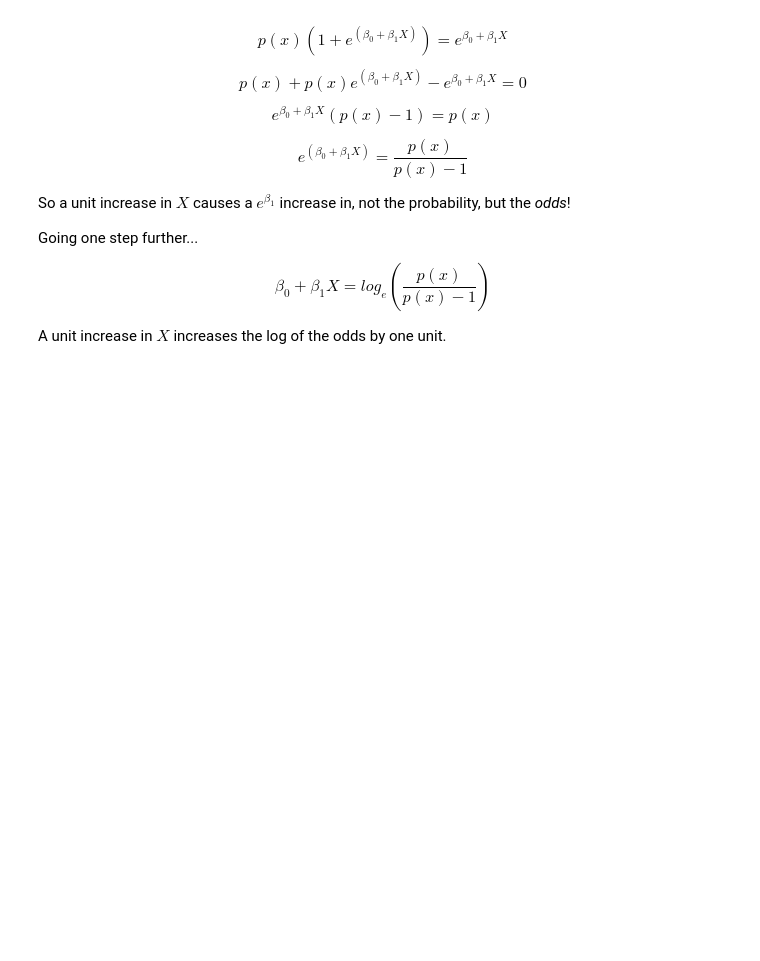
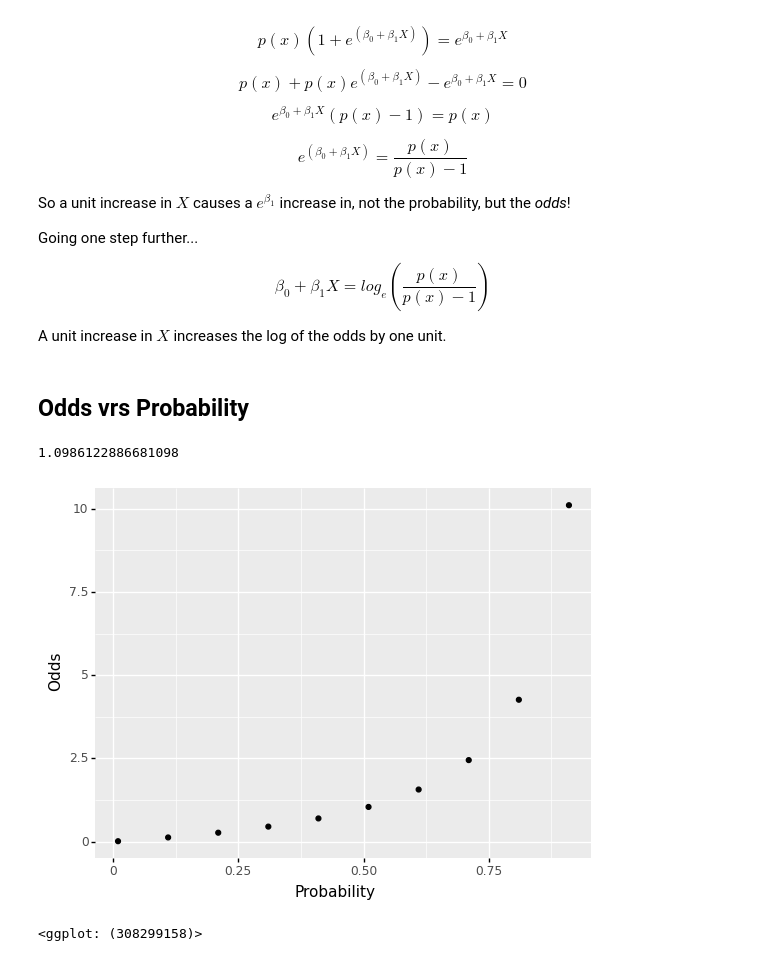
Before and after one commit to citrez/learning, a Jupyter notebook: explore/logit_motivation.ipynb, the cells around one changed output. Drawn from its saved outputs; the diff is of its cells as text; code cells hidden in the pictures; blank space fills up the shorter version.

```diff
--- a/explore/logit_motivation.ipynb
+++ b/explore/logit_motivation.ipynb
@@ -154,3 +146,21 @@ $$
 $$
 
 A unit increase in $X$ increases the log of the odds by one unit.
+# %% [markdown]
+## Odds vrs Probability
+# %%
+import math
+math.log(3)
+# %% [output]
+1.0986122886681098
+# %%
+domain = np.arange(0.01,1,0.1)
+(
+    ggplot(aes(x =domain ))+
+    geom_point(aes(y = list(map(lambda d: d/(1-d),domain))))+
+    # geom_point(aes(y=list(map(lambda d: math.log( d/(1-d) ),domain))))+
+    theme()+pn.labs(x = "Probability",y = "Odds")
+)
+# %% [output]
+[figure, added]
+<ggplot: (308299158)>
```
Also changed, not shown: parts of 17 cells of this notebook, 2 other files.
